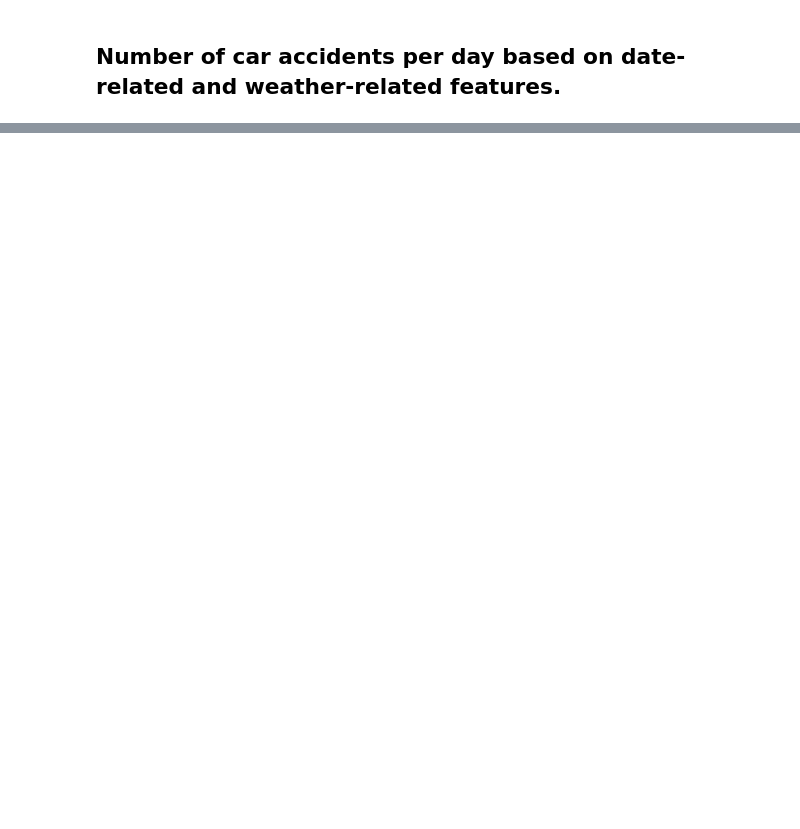
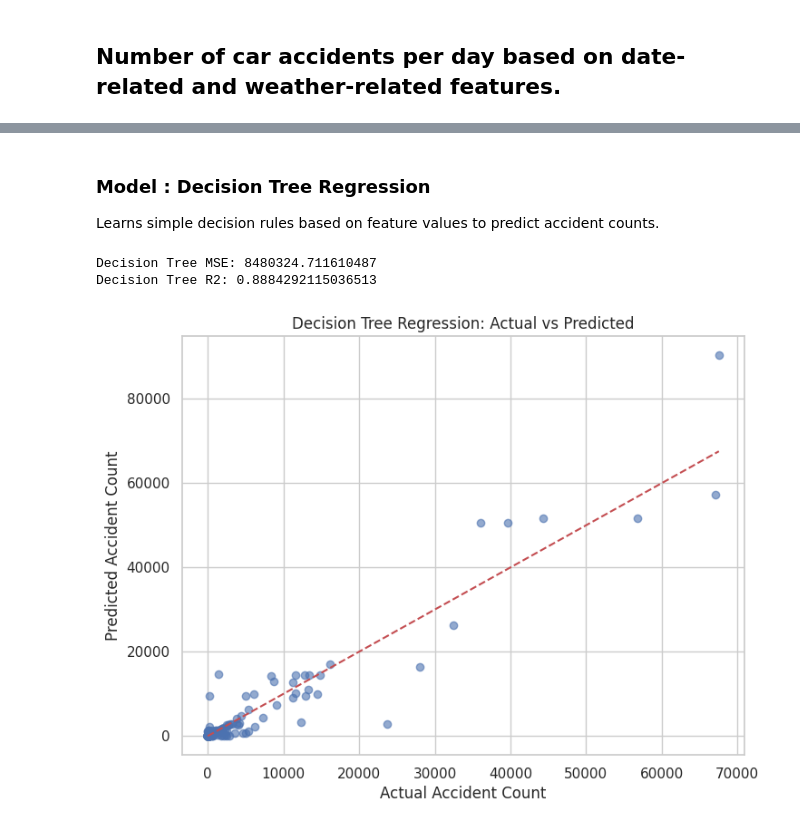
Before and after one commit to elina-nussbaum/Naya2025-Regression-Analysis-US-Accidents-2016-2023, a Jupyter notebook: naya-ds25-regression-marina-elina.ipynb, the cells around one changed output, grey strips where cells are left out. Saved outputs shown, nothing was run; the diff lists cells and outputs as text; code cells hidden in the pictures; blank space fills up the shorter version.

```diff
--- a/naya-ds25-regression-marina-elina.ipynb
+++ b/naya-ds25-regression-marina-elina.ipynb
@@ -929,0 +956,18 @@ R^2 Score: 0.147796569603728
+# %% [markdown]
+### Model : Decision Tree Regression
+Learns simple decision rules based on feature values to predict accident counts.
+# %%
+dt = DecisionTreeRegressor(random_state=42)
+dt.fit(X_train, y_train)
+
+# Predict
+y_pred_dt = dt.predict(X_test)
+
+# Evaluate
+print('Decision Tree MSE:', mean_squared_error(y_test, y_pred_dt))
+print('Decision Tree R2:', r2_score(y_test, y_pred_dt))
+plot_predictions(y_test, y_pred_dt, 'Decision Tree Regression')
+# %% [output]
+Decision Tree MSE: 8480324.711610487
+Decision Tree R2: 0.8884292115036513
+[figure, added]
```
Also changed, not shown: parts of 32 cells of this notebook.
